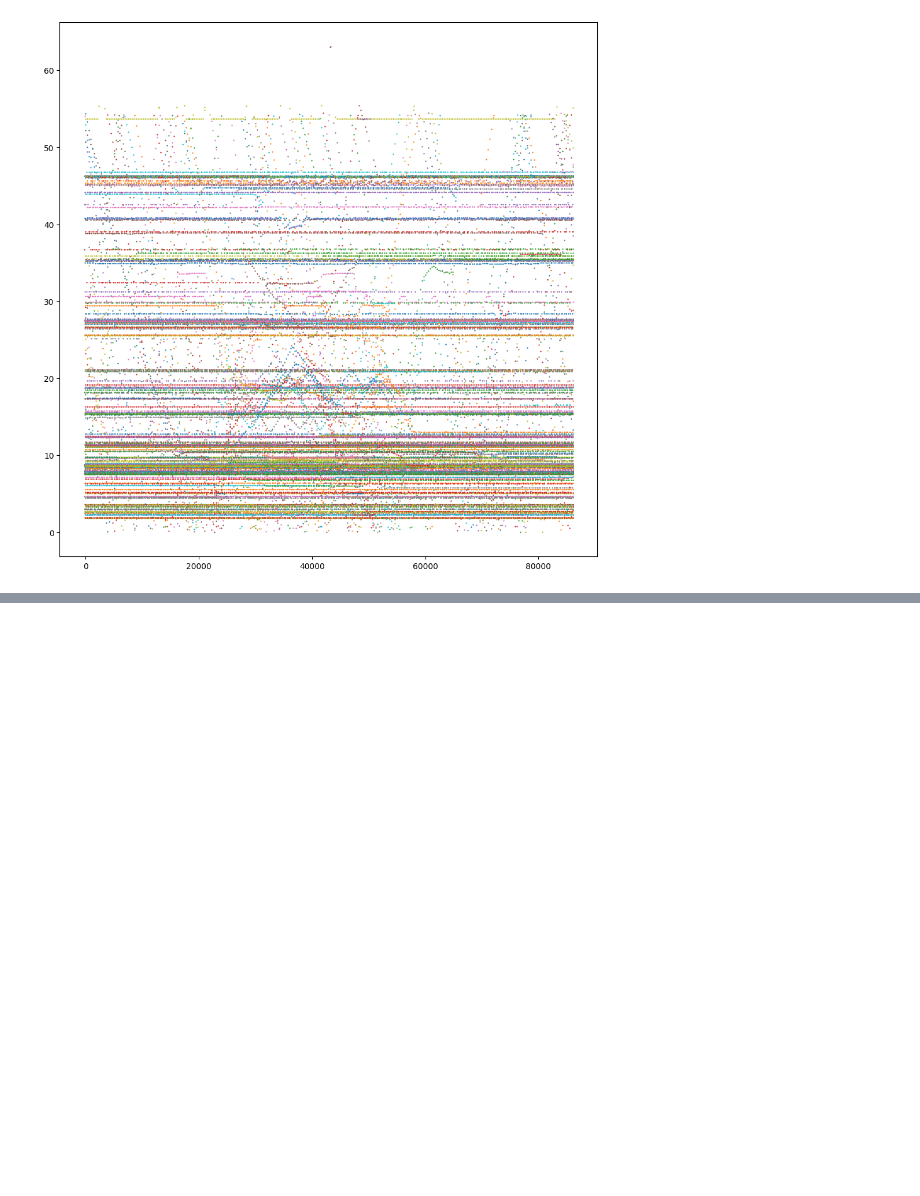
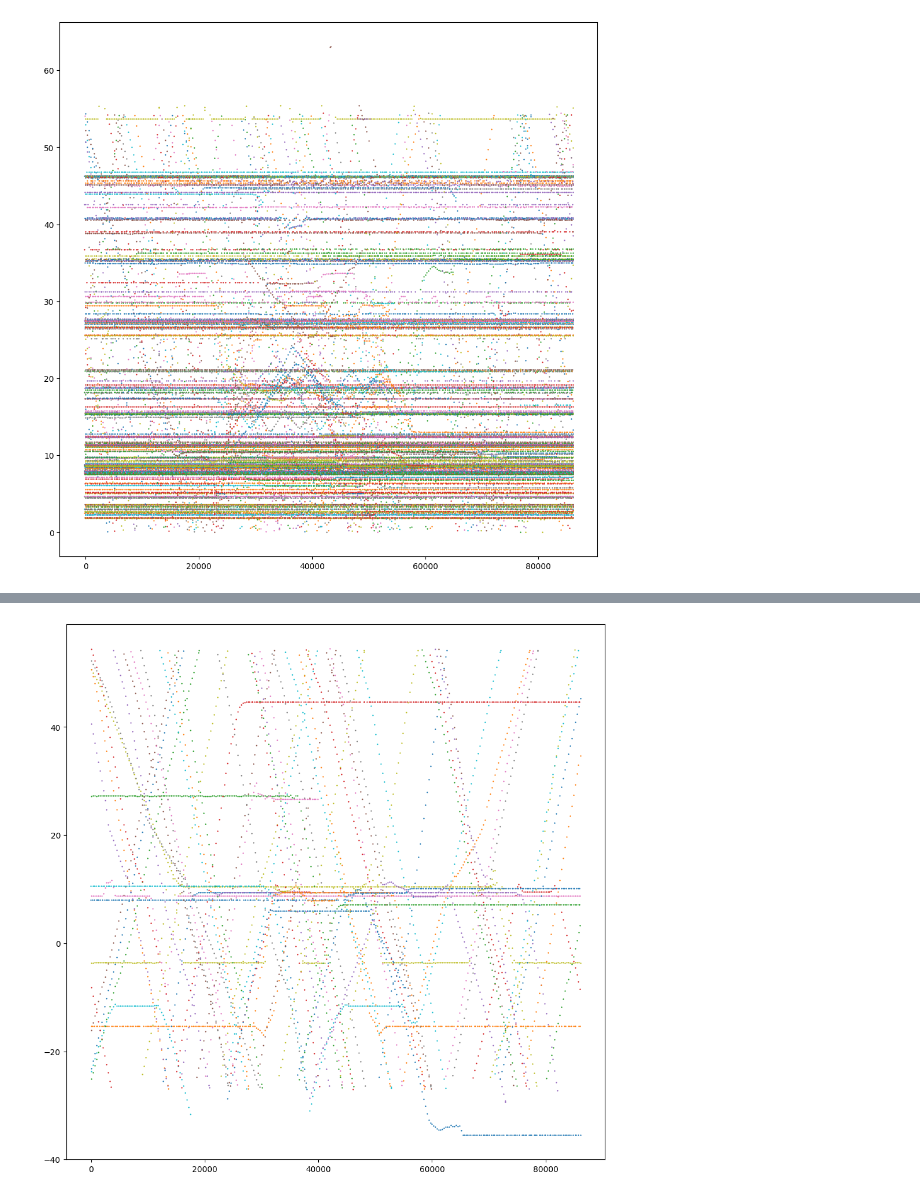
Before and after one commit to asgermik/AIS_project, a Jupyter notebook: Trials/Oresund_distance_calc.ipynb, the cells around one changed output, grey strips where cells are left out. Cells and saved outputs as stored; diff of their text form; code cells hidden in the pictures; blank space fills up the shorter version.

Commit message:
Finishing trials with criterion to cross. Starting zeroth/first order model and creating a dataset

```diff
--- a/Trials/Oresund_distance_calc.ipynb
+++ b/Trials/Oresund_distance_calc.ipynb
@@ -164,0 +165,32 @@ for MMSI, color in zip(data['MMSI'].unique(), color_cycle):
+# %%
+#Criterion for crossing
+data_filter_2 = pd.DataFrame(columns=data_filter.columns)
+data_cross = dict()
+
+dt = 5/60 #Sampling interval in hours
+time_quarantine = 1*60*60 #TIme in seconds between potential multiple crossings
+#It should also be able to detect multiple crossings
+for MMSI in data_filter['MMSI'].unique():
+    data_MMSI = data_filter[data_filter['MMSI'] == MMSI]
+    dist_MMSI = data_MMSI['Distance'].values
+    cross_line = ((dist_MMSI[1:]*dist_MMSI[:-1]) < 0) #Does it cross the line?
+    crossings = np.where(cross_line)[0]
+    if MMSI not in data_cross: #No overwriting stuff
+        data_cross[MMSI] = []
+    #This will be a criterion based on the geography of the area of interest. Now it is only the harbor of Copenhagen
+    for crossing in crossings:
+        if data_MMSI['Longitude'].values[crossing] > 12.665767:
+            data_cross[MMSI].append(data_MMSI['Time'].values[crossing])
+
+    #Just creating a dataset to plot
+    if len(data_cross[MMSI])>0:
+        data_filter_2 = pd.concat((data_filter_2, data_MMSI), ignore_index=True)
+# %%
+plt.figure(figsize=(12, 12))
+
+
+for MMSI, color in zip(data_filter_2['MMSI'].unique(), color_cycle):
+    data_MMSI = data_filter_2[data_filter_2['MMSI'] == MMSI]
+    plt.scatter(data_MMSI['Time'], data_MMSI['Distance'], color=color, s=.5)
+# %% [output]
+[figure, added]
```
Also changed, not shown: parts of 3 cells of this notebook, 3 other files.
